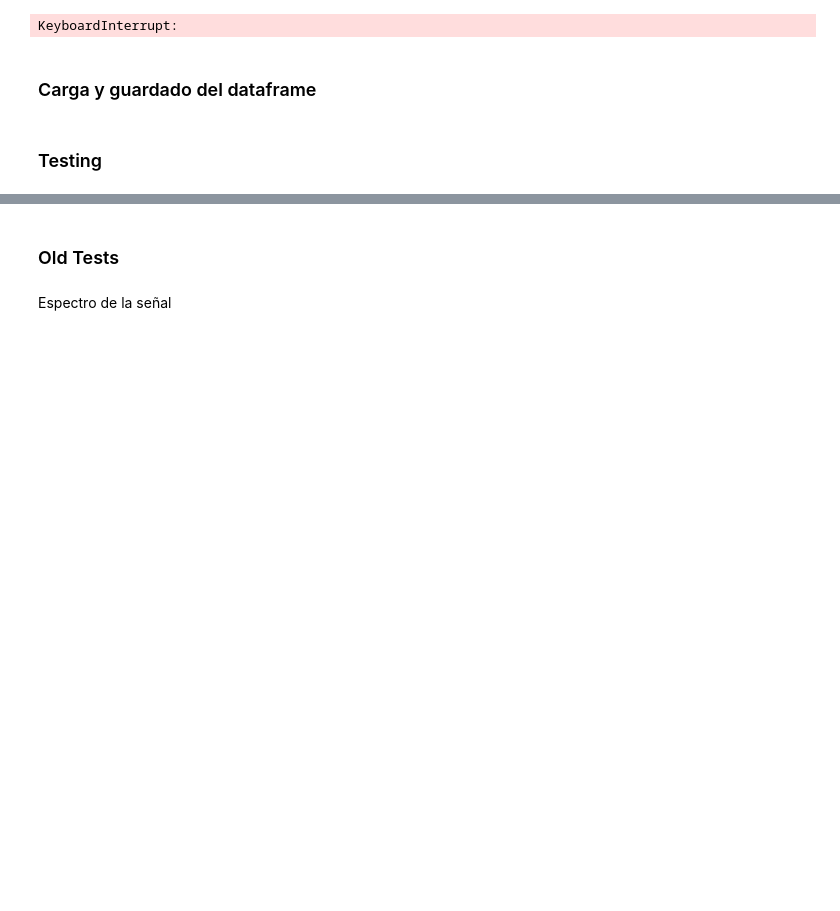
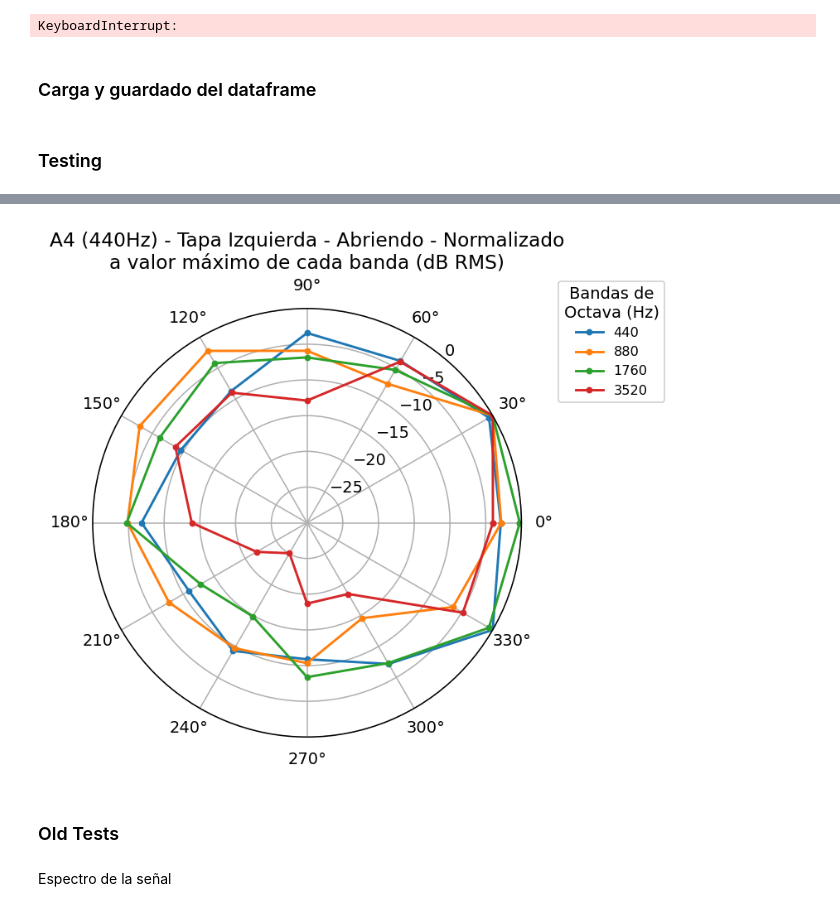
Before and after one commit to MatiasCarbone/Analisis-Directividad, a Jupyter notebook: Analisis Directividad.ipynb, the cells around one changed output, grey strips where cells are left out. Drawn from its saved outputs; the diff is of its cells as text; code cells hidden in the pictures; blank space fills up the shorter version.

```diff
--- a/Analisis Directividad.ipynb
+++ b/Analisis Directividad.ipynb
@@ -204,3 +215,25 @@ plt.show()
+# %%
+theta = np.deg2rad(np.arange(0,390,30)) # Genera una lista de ángulos en radianes. Va hasta 390 para que cierre el círculo
+
+fig = plt.figure(dpi=140)
+ax = fig.add_subplot(projection='polar')
+ax.set_ylim(-30, 0)
+
+lines, labels = plt.thetagrids(np.arange(0,360,30)) # Cambiar los ángulos de las líneas
+ax.set_rlabel_position(50)  # Mover las etiquetas radiales para que no jodan (angulo)
+
+for band in rms_bands:
+  max = np.amax(band)
+  band = [x - np.amax(max) for x in band]
+  plt.polar(theta, band, marker='.')
+  #rms_bands.index(band)
+
+plt.title(f"{nota} ({fund}Hz) - Tapa {tapa} - {accion} - Normalizado\na valor máximo de cada banda (dB RMS)" )
+plt.legend(lista_bandas, bbox_to_anchor=(.35, .08, 1, 1), title=' Bandas de\nOctava (Hz)', fontsize='small')
+
+plt.show()
+# %% [output]
+[figure, added]
 # %% [markdown]
 ### Old Tests
 # %% [markdown]
```
Also changed, not shown: parts of 6 cells of this notebook.
